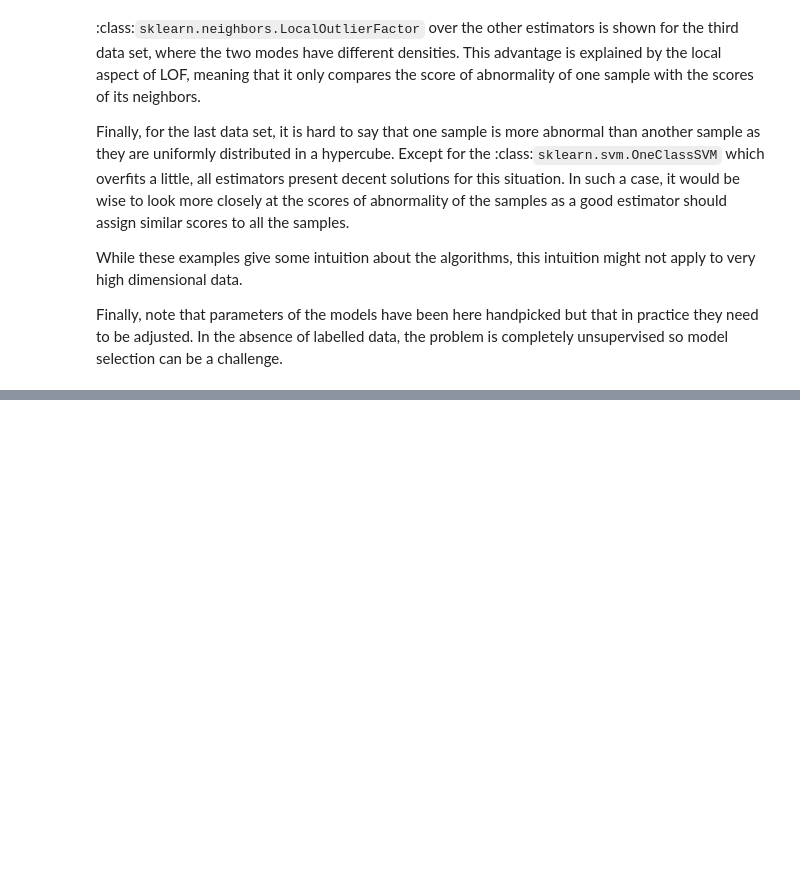
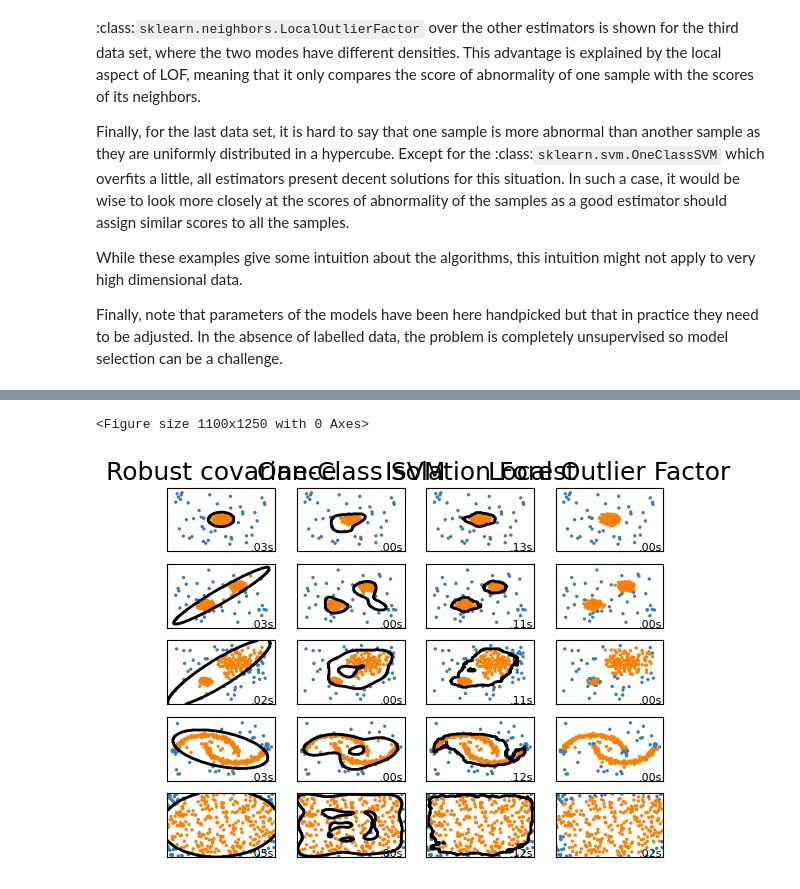
Before and after one commit to adedayoas91/calcium-transient-rising-flanks, a Jupyter notebook: plot_anomaly_comparison.ipynb, the cells around one changed output, grey strips where cells are left out. Drawn from its saved outputs; the diff is of its cells as text; code cells hidden in the pictures; blank space fills up the shorter version.

```diff
--- a/plot_anomaly_comparison.ipynb
+++ b/plot_anomaly_comparison.ipynb
@@ -79,8 +81,7 @@ anomaly_algorithms = [
     ("Robust covariance", EllipticEnvelope(contamination=outliers_fraction)),
     ("One-Class SVM", svm.OneClassSVM(nu=outliers_fraction, kernel="rbf",
                                       gamma=0.1)),
-    ("Isolation Forest", IsolationForest(behaviour='new',
-                                         contamination=outliers_fraction,
+    ("Isolation Forest", IsolationForest(contamination=outliers_fraction,
                                          random_state=42)),
     ("Local Outlier Factor", LocalOutlierFactor(
         n_neighbors=35, contamination=outliers_fraction))]
@@ -108,6 +109,8 @@ plt.subplots_adjust(left=.02, right=.98, bottom=.001, top=.96, wspace=.05,
 
 plot_num = 1
 rng = np.random.RandomState(42)
+# %% [output]
+<Figure size 1100x1250 with 0 Axes>
 # %%
 for i_dataset, X in enumerate(datasets):
     # Add outliers
@@ -118,32 +121,34 @@ for i_dataset, X in enumerate(datasets):
         t0 = time.time()
         algorithm.fit(X)
         t1 = time.time()
         plt.subplot(len(datasets), len(anomaly_algorithms), plot_num)
         if i_dataset == 0:
             plt.title(name, size=18)
 
         # fit the data and tag outliers
         if name == "Local Outlier Factor":
             y_pred = algorithm.fit_predict(X)
         else:
             y_pred = algorithm.fit(X).predict(X)
 
         # plot the levels lines and the points
         if name != "Local Outlier Factor":  # LOF does not implement predict
             Z = algorithm.predict(np.c_[xx.ravel(), yy.ravel()])
             Z = Z.reshape(xx.shape)
             plt.contour(xx, yy, Z, levels=[0], linewidths=2, colors='black')
 
         colors = np.array(['#377eb8', '#ff7f00'])
-        plt.scatter(X[:, 0], X[:, 1], s=10, color=colors[(y_pred + 1) // 2])
+        plt.scatter(X[:, 0], X[:, 1], s=2, color=colors[(y_pred + 1) // 2])
 
         plt.xlim(-7, 7)
         plt.ylim(-7, 7)
         plt.xticks(())
         plt.yticks(())
         plt.text(.99, .01, ('%.2fs' % (t1 - t0)).lstrip('0'),
-                 transform=plt.gca().transAxes, size=15,
+                 transform=plt.gca().transAxes, size=8,
                  horizontalalignment='right')
         plot_num += 1
 
 plt.show()
+# %% [output]
+[figure, added]
```
Also changed, not shown: parts of 1 cell of this notebook.
